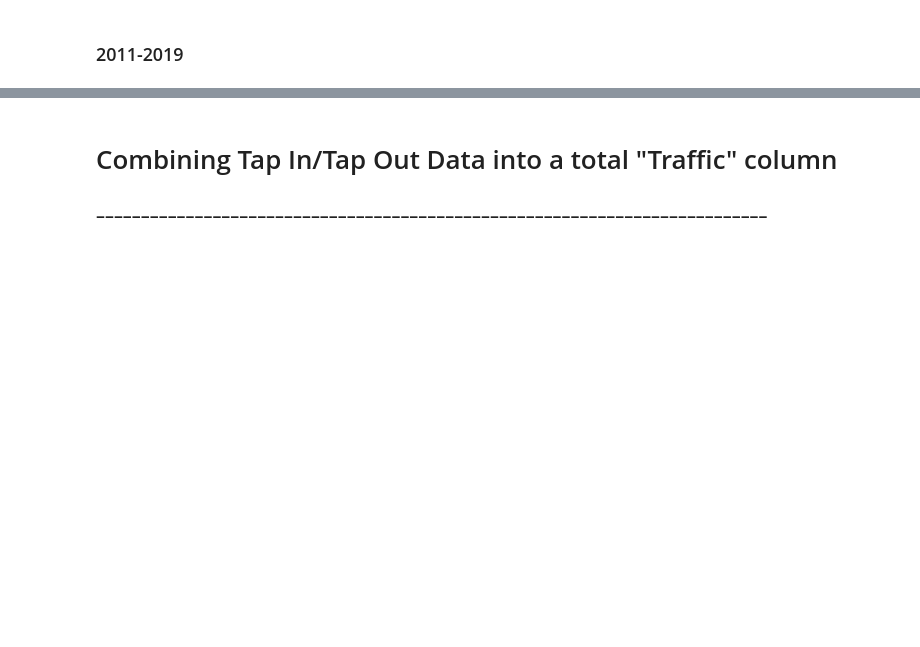
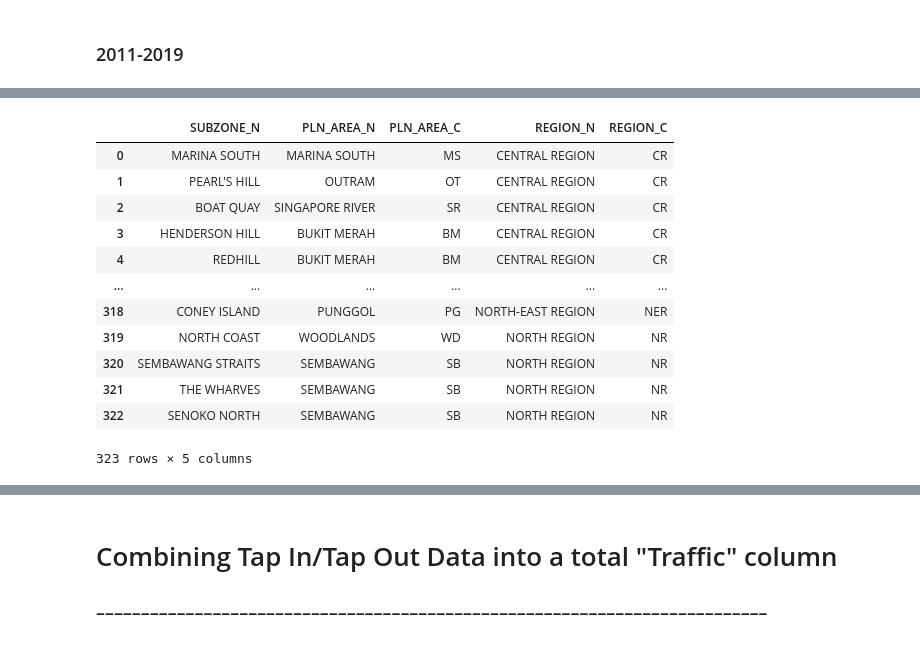
Before and after one commit to bleow/CZ1115PROJ-DataScience_Python, a Jupyter notebook: Jupyter notebook/Actual Data Extraction.ipynb, the cells around one changed output, grey strips where cells are left out. Saved outputs shown, nothing was run; the diff lists cells and outputs as text; code cells hidden in the pictures; blank space fills up the shorter version.

```diff
--- a/Jupyter notebook/Actual Data Extraction.ipynb
+++ b/Jupyter notebook/Actual Data Extraction.ipynb
@@ -644,0 +945,19 @@ dT_data1
+# %%
+gdf_SubzoneNoDupe = gdf_Subzone
+gdf_SubzoneNoDupe = pd.DataFrame(gdf_SubzoneNoDupe[['SUBZONE_N', 'PLN_AREA_N', 'PLN_AREA_C', 'REGION_N', 'REGION_C']])
+gdf_SubzoneNoDupe = gdf_SubzoneNoDupe.drop_duplicates()
+gdf_SubzoneNoDupe
+# %% [output]
+|  | SUBZONE_N | PLN_AREA_N | PLN_AREA_C | REGION_N | REGION_C |
+| 0 | MARINA SOUTH | MARINA SOUTH | MS | CENTRAL REGION | CR |
+| 1 | PEARL'S HILL | OUTRAM | OT | CENTRAL REGION | CR |
+| 2 | BOAT QUAY | SINGAPORE RIVER | SR | CENTRAL REGION | CR |
+| 3 | HENDERSON HILL | BUKIT MERAH | BM | CENTRAL REGION | CR |
+| 4 | REDHILL | BUKIT MERAH | BM | CENTRAL REGION | CR |
+| ... | ... | ... | ... | ... | ... |
+| 318 | CONEY ISLAND | PUNGGOL | PG | NORTH-EAST REGION | NER |
+| 319 | NORTH COAST | WOODLANDS | WD | NORTH REGION | NR |
+| 320 | SEMBAWANG STRAITS | SEMBAWANG | SB | NORTH REGION | NR |
+| 321 | THE WHARVES | SEMBAWANG | SB | NORTH REGION | NR |
+| 322 | SENOKO NORTH | SEMBAWANG | SB | NORTH REGION | NR |
+323 rows × 5 columns
```
Also changed, not shown: parts of 54 cells of this notebook.
